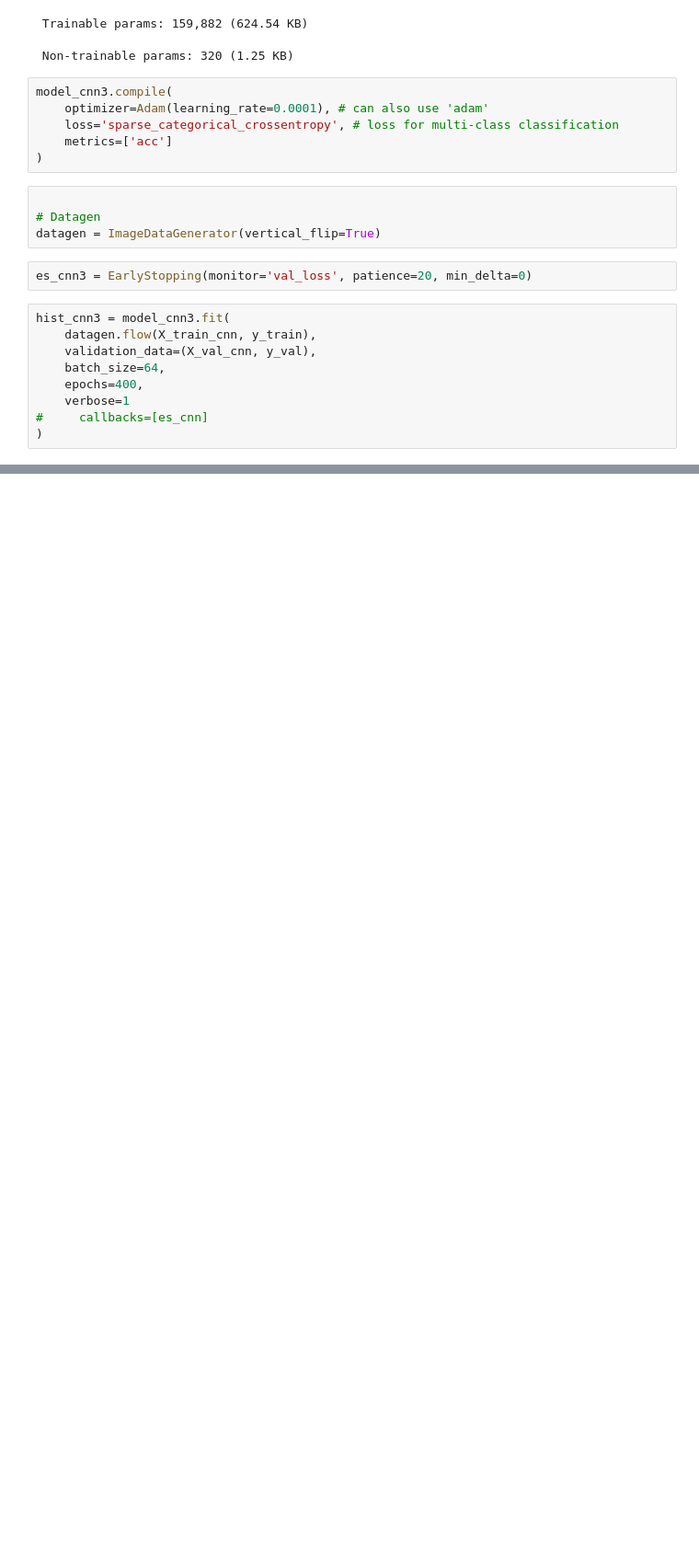
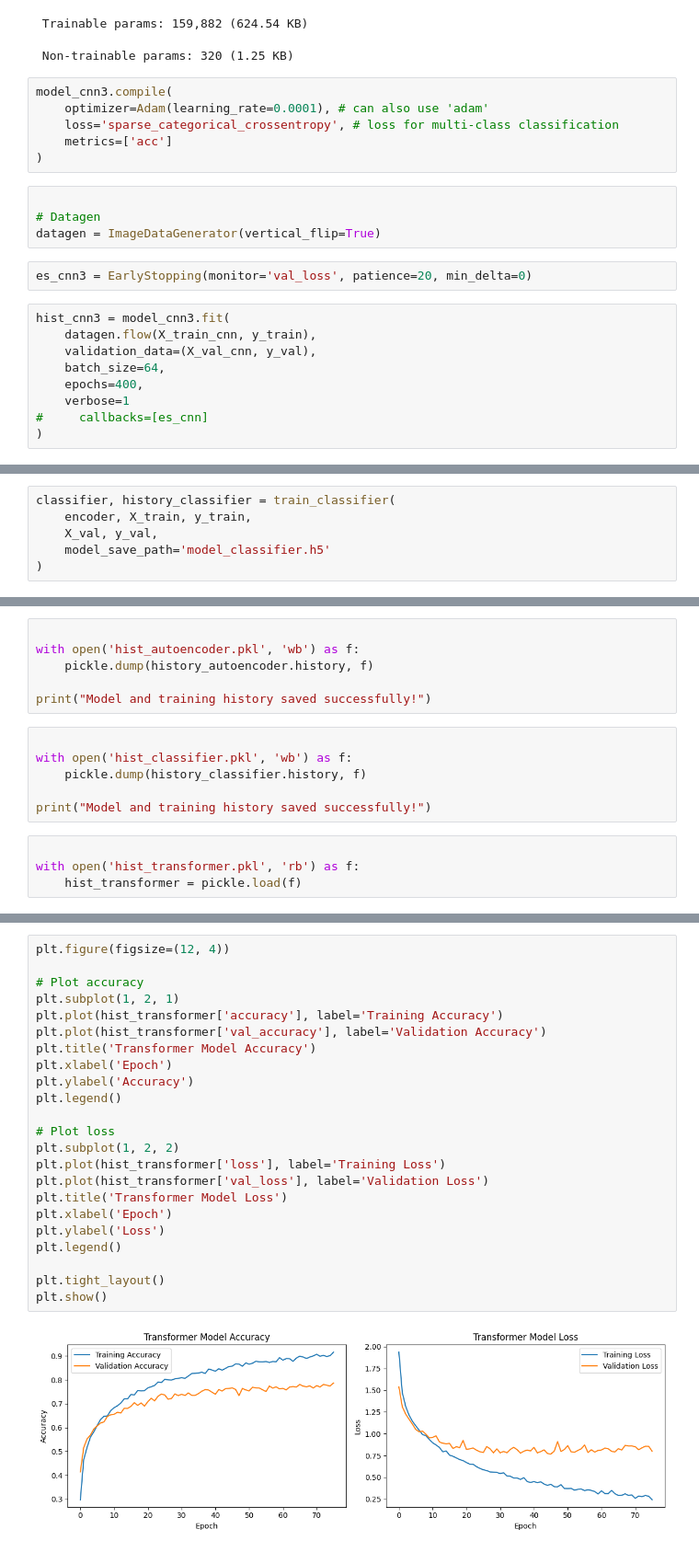
Before and after one commit to JatinR2/Music-Genre-Prediction-ML, a Jupyter notebook: modelling.ipynb, the cells around one changed output, grey strips where cells are left out. Shown at 92% size. Cells and saved outputs as stored; diff of their text form; blank space fills up the shorter version.

```diff
--- a/modelling.ipynb
+++ b/modelling.ipynb
@@ -516,0 +670,6 @@ hist_cnn3 = model_cnn3.fit(
+# %%
+classifier, history_classifier = train_classifier(
+    encoder, X_train, y_train,
+    X_val, y_val,
+    model_save_path='model_classifier.h5'
+)
@@ -516,0 +714,16 @@ hist_cnn3 = model_cnn3.fit(
+# %%
+
+with open('hist_autoencoder.pkl', 'wb') as f:
+    pickle.dump(history_autoencoder.history, f)
+
+print("Model and training history saved successfully!")
+# %%
+
+with open('hist_classifier.pkl', 'wb') as f:
+    pickle.dump(history_classifier.history, f)
+
+print("Model and training history saved successfully!")
+# %%
+
+with open('hist_transformer.pkl', 'rb') as f:
+    hist_transformer = pickle.load(f)
@@ -516,0 +759,25 @@ hist_cnn3 = model_cnn3.fit(
+# %%
+plt.figure(figsize=(12, 4))
+
+# Plot accuracy
+plt.subplot(1, 2, 1)
+plt.plot(hist_transformer['accuracy'], label='Training Accuracy')
+plt.plot(hist_transformer['val_accuracy'], label='Validation Accuracy')
+plt.title('Transformer Model Accuracy')
+plt.xlabel('Epoch')
+plt.ylabel('Accuracy')
+plt.legend()
+
+# Plot loss
+plt.subplot(1, 2, 2)
+plt.plot(hist_transformer['loss'], label='Training Loss')
+plt.plot(hist_transformer['val_loss'], label='Validation Loss')
+plt.title('Transformer Model Loss')
+plt.xlabel('Epoch')
+plt.ylabel('Loss')
+plt.legend()
+
+plt.tight_layout()
+plt.show()
+# %% [output]
+[figure, added]
```
Also changed, not shown: parts of 24 cells of this notebook, 10 other files.
